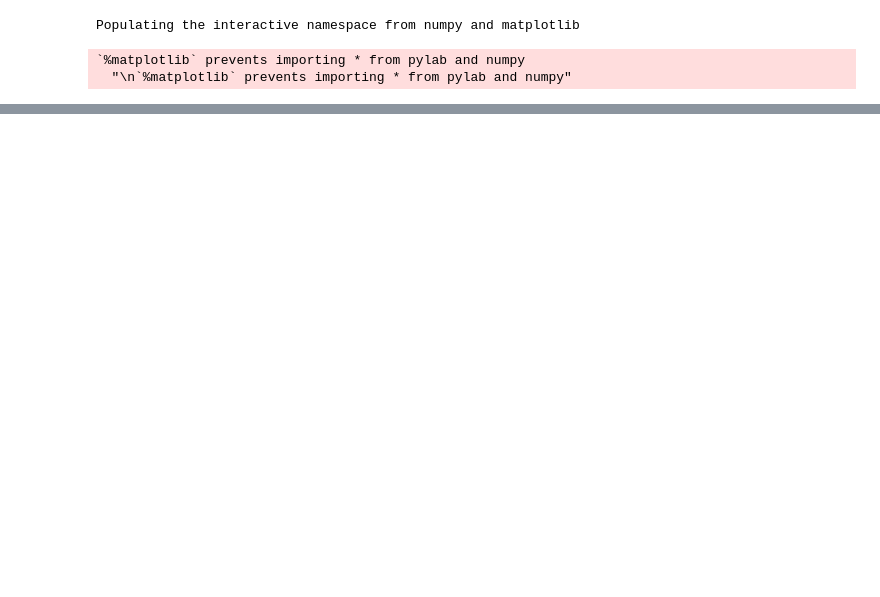
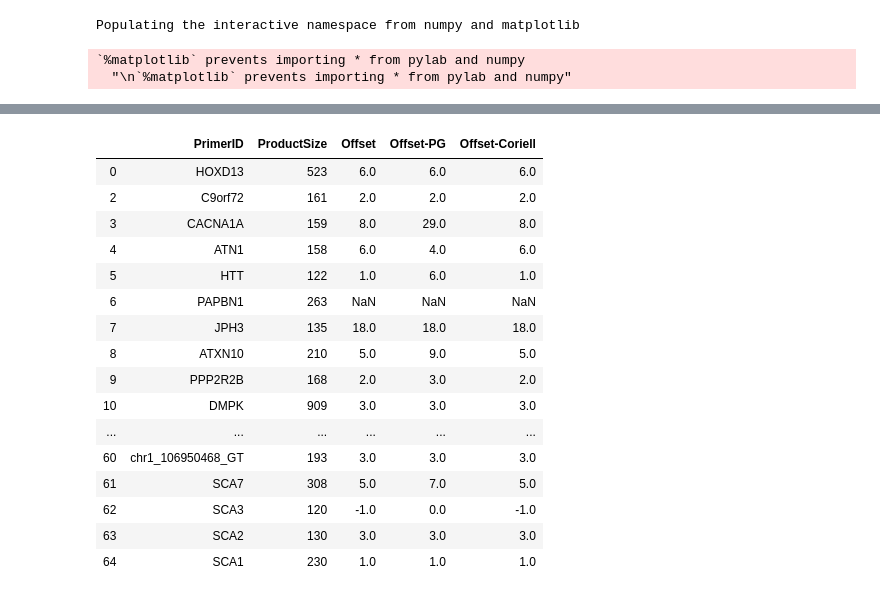
Before and after one commit to gymrek-lab/TRTools, a Jupyter notebook: experimental/capillary_offset_learn/notebooks/LearnCapillaryOffset.ipynb, the cells around one changed output, grey strips where cells are left out. Drawn from its saved outputs; the diff is of its cells as text; code cells hidden in the pictures; blank space fills up the shorter version.

```diff
--- a/experimental/capillary_offset_learn/notebooks/LearnCapillaryOffset.ipynb
+++ b/experimental/capillary_offset_learn/notebooks/LearnCapillaryOffset.ipynb
@@ -195,4 +245,24 @@ calldata = pd.DataFrame({"PrimerID": loci_, "SampleID": samples_, "Cap": cap_, "
 ... (41 outputs left out)
+# %%
+ref_prod_sizes
+# %% [output]
+|  | PrimerID | ProductSize | Offset | Offset-PG | Offset-Coriell |
+| 0 | HOXD13 | 523 | 6.0 | 6.0 | 6.0 |
+| 2 | C9orf72 | 161 | 2.0 | 2.0 | 2.0 |
+| 3 | CACNA1A | 159 | 8.0 | 29.0 | 8.0 |
+| 4 | ATN1 | 158 | 6.0 | 4.0 | 6.0 |
+| 5 | HTT | 122 | 1.0 | 6.0 | 1.0 |
+| 6 | PAPBN1 | 263 | NaN | NaN | NaN |
+| 7 | JPH3 | 135 | 18.0 | 18.0 | 18.0 |
+| 8 | ATXN10 | 210 | 5.0 | 9.0 | 5.0 |
+| 9 | PPP2R2B | 168 | 2.0 | 3.0 | 2.0 |
+| 10 | DMPK | 909 | 3.0 | 3.0 | 3.0 |
+| ... | ... | ... | ... | ... | ... |
+| 60 | chr1_106950468_GT | 193 | 3.0 | 3.0 | 3.0 |
+| 61 | SCA7 | 308 | 5.0 | 7.0 | 5.0 |
+| 62 | SCA3 | 120 | -1.0 | 0.0 | -1.0 |
+| 63 | SCA2 | 130 | 3.0 | 3.0 | 3.0 |
+| 64 | SCA1 | 230 | 1.0 | 1.0 | 1.0 |
 # %%
 calldata.to_csv("../data/csv/callcompare.txt", sep="\t")
 # %%
```
Also changed, not shown: parts of 3 cells of this notebook.
